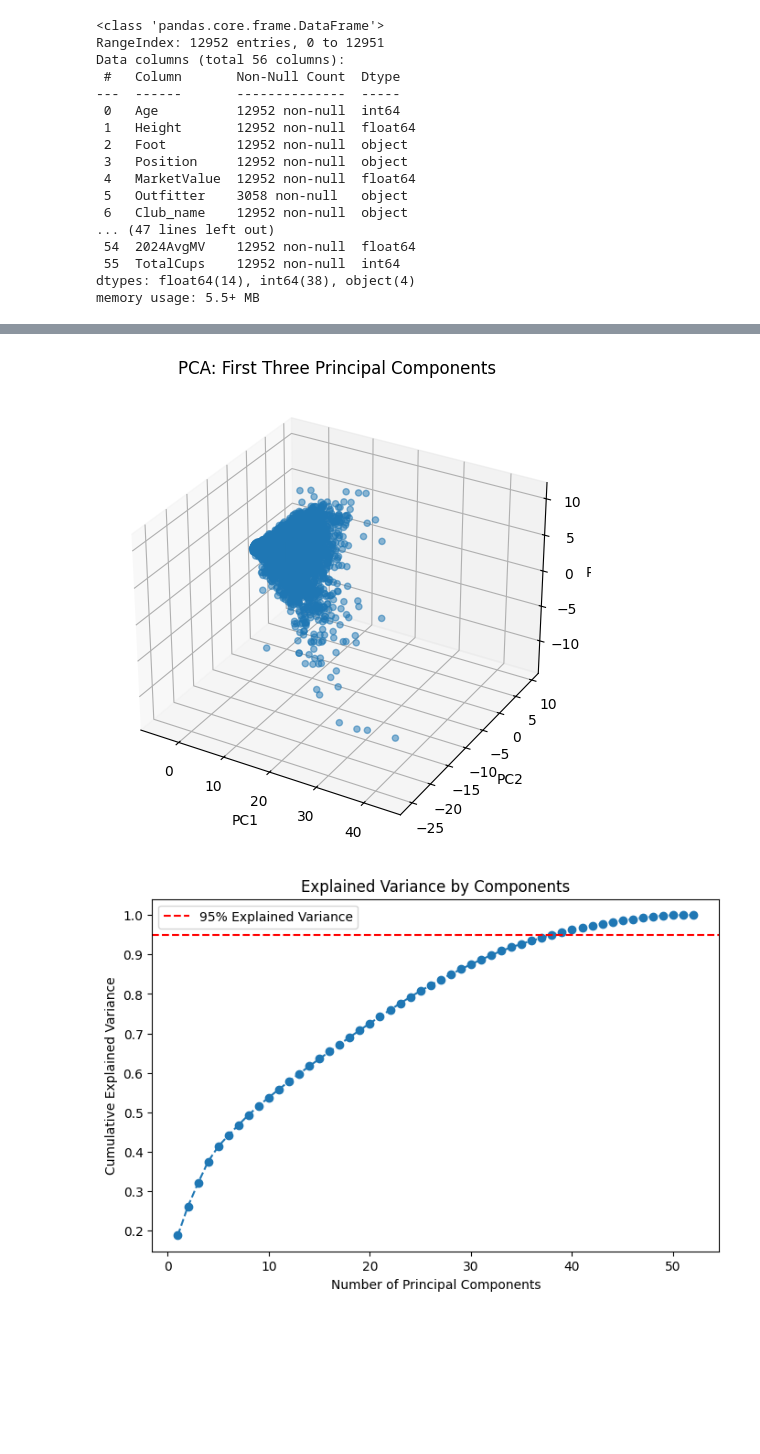
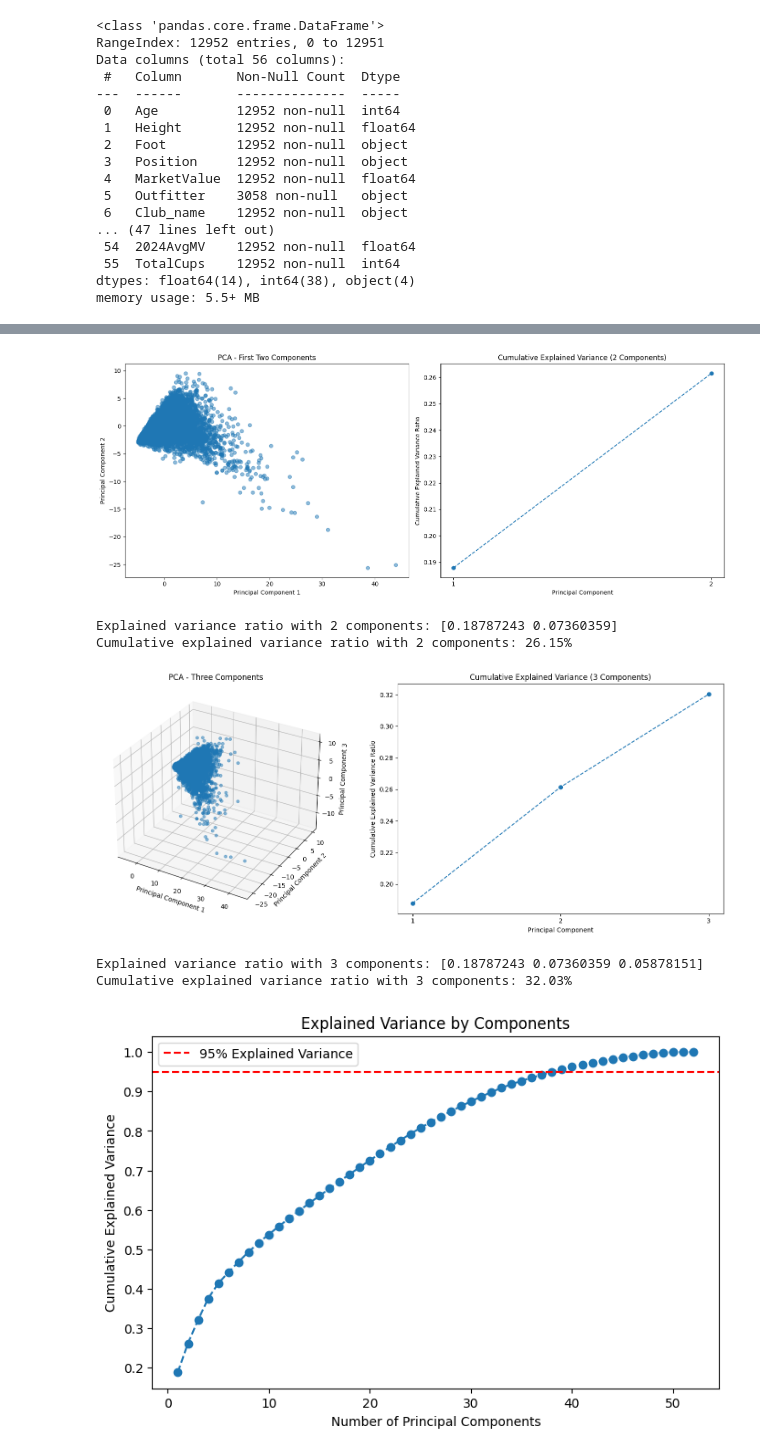
Before and after one commit to prnv19/FootballAnalytics, a Jupyter notebook: PCA_Clustering.ipynb, the cells around one changed output, grey strips where cells are left out. Saved outputs shown, nothing was run; the diff lists cells and outputs as text; code cells hidden in the pictures; blank space fills up the shorter version.

```diff
--- a/PCA_Clustering.ipynb
+++ b/PCA_Clustering.ipynb
@@ -74,15 +64,67 @@ plt.show()
-# %%
-# 3D scatter plot of first three principal components
-fig = plt.figure(figsize=(8,6))
-ax = fig.add_subplot(111, projection='3d')
-ax.scatter(principal_components_3[:, 0], principal_components_3[:, 1], principal_components_3[:, 2], alpha=0.5)
-ax.set_xlabel('PC1')
-ax.set_ylabel('PC2')
-ax.set_zlabel('PC3')
-ax.set_title('PCA: First Three Principal Components')
-plt.show()
-# %% [output]
-[figure, removed]
+# %%
+cumulative_variance_2 = np.cumsum(pca_2.explained_variance_ratio_)
+
+# Create the figure and axes for the two subplots
+fig, axes = plt.subplots(1, 2, figsize=(15, 6))
+
+# Subplot 1: Scatter plot for 2 principal components
+axes[0].scatter(principal_components_2[:, 0], principal_components_2[:, 1], alpha=0.5)
+axes[0].set_title("PCA - First Two Components")
+axes[0].set_xlabel("Principal Component 1")
+axes[0].set_ylabel("Principal Component 2")
+
+# Subplot 2: Cumulative explained variance plot for 2 components
+axes[1].plot(range(1, len(cumulative_variance_2) + 1), cumulative_variance_2, marker='o', linestyle='--')
+axes[1].set_title("Cumulative Explained Variance (2 Components)")
+axes[1].set_xlabel("Principal Component")
+axes[1].set_ylabel("Cumulative Explained Variance Ratio")
+axes[1].set_xticks(range(1, len(cumulative_variance_2) + 1))
+
+# Display the plots
+plt.tight_layout()
+plt.show()
+
+print("Explained variance ratio with 2 components:", pca_2.explained_variance_ratio_)
+print(f"Cumulative explained variance ratio with 2 components: {cumulative_variance_2[-1] * 100:.2f}%")
+# %% [output]
+[figure, added]
+Explained variance ratio with 2 components: [0.18787243 0.07360359]
+Cumulative explained variance ratio with 2 components: 26.15%
+# %%
+cumulative_variance_3 = np.cumsum(pca_3.explained_variance_ratio_)
+
+# Create figure with subplots
+fig = plt.figure(figsize=(15, 6))
+
+# Subplot 1: 3D scatter plot for 3 principal components
+ax1 = fig.add_subplot(121, projection='3d')
+ax1.scatter(principal_components_3[:, 0],
+           principal_components_3[:, 1],
+           principal_components_3[:, 2],
+           alpha=0.5)
+ax1.set_title("PCA - Three Components")
+ax1.set_xlabel("Principal Component 1")
+ax1.set_ylabel("Principal Component 2")
+ax1.set_zlabel("Principal Component 3")
+
+# Subplot 2: Cumulative explained variance plot for 3 components
+ax2 = fig.add_subplot(122)
+ax2.plot(range(1, len(cumulative_variance_3) + 1), cumulative_variance_3, marker='o', linestyle='--')
+ax2.set_title("Cumulative Explained Variance (3 Components)")
+ax2.set_xlabel("Principal Component")
+ax2.set_ylabel("Cumulative Explained Variance Ratio")
+ax2.set_xticks(range(1, len(cumulative_variance_3) + 1))
+
+# Display the plots
+plt.tight_layout()
+plt.show()
+
+print("Explained variance ratio with 3 components:", pca_3.explained_variance_ratio_)
+print(f"Cumulative explained variance ratio with 3 components: {cumulative_variance_3[-1] * 100:.2f}%")
+# %% [output]
+[figure, added]
+Explained variance ratio with 3 components: [0.18787243 0.07360359 0.05878151]
+Cumulative explained variance ratio with 3 components: 32.03%
 # %%
 # Explained variance ratio
 explained_variance = np.cumsum(pca_full.explained_variance_ratio_)
```
Also changed, not shown: parts of 6 cells of this notebook.
